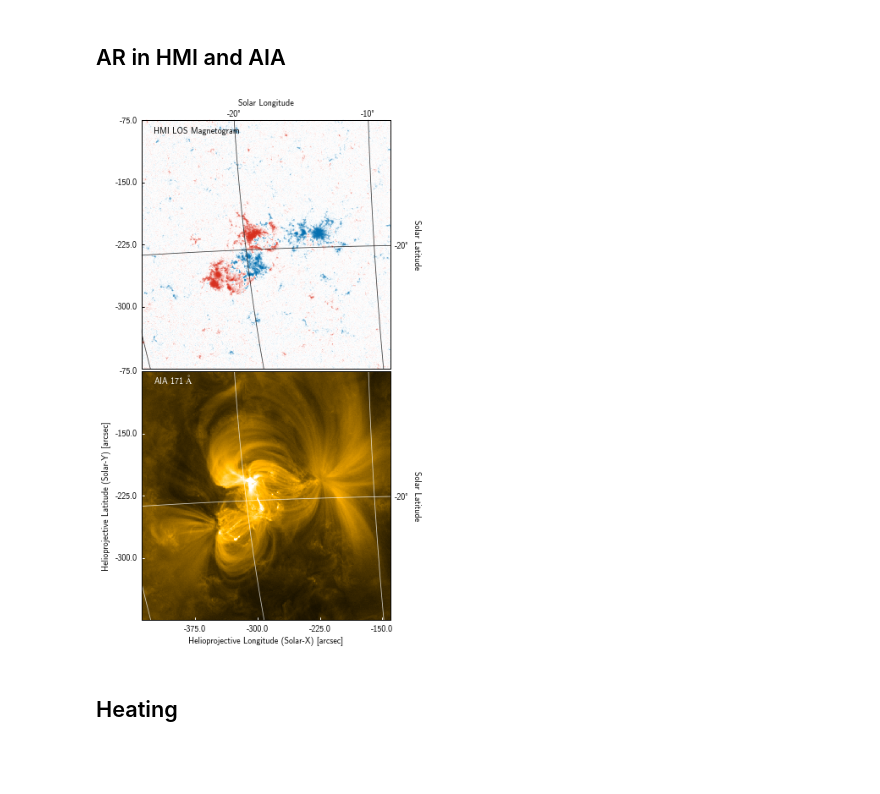
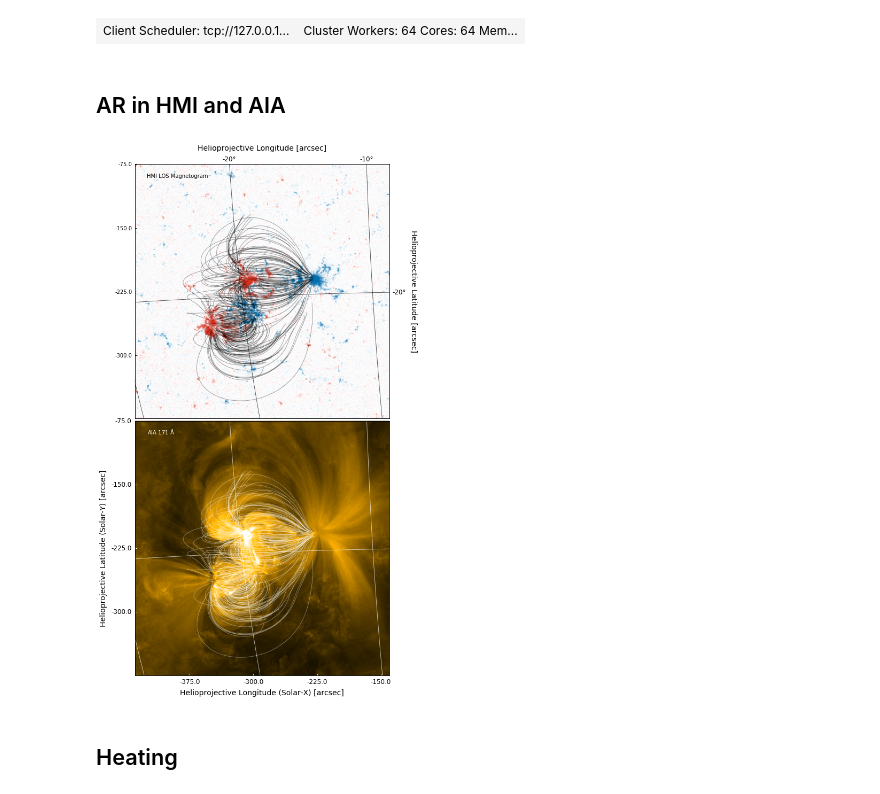
Before and after one commit to wtbarnes/posters, a Jupyter notebook: shine_2018/notebooks/figures.ipynb, the cells around one changed output. Drawn from its saved outputs; the diff is of its cells as text; code cells hidden in the pictures; blank space fills up the shorter version.

Commit message:
update figure notebooks

```diff
--- a/shine_2018/notebooks/figures.ipynb
+++ b/shine_2018/notebooks/figures.ipynb
@@ -31,7 +48,7 @@ def get_figsize(wf=0.5, hf=(5.**0.5-1.0)/2.0, ):
       - wf [float]:  width fraction in columnwidth units
       - hf [float]:  height fraction in columnwidth units.
                      Set by default to golden ratio.
-      - columnwidth [float]: width of the column in latex. Get this from LaTeX
+      - cwidth [float]: width of the column in latex. Get this from LaTeX
                              using \showthe\columnwidth
     Returns:  [fig_width,fig_height]: that should be given to matplotlib
     """
@@ -40,6 +57,12 @@ def get_figsize(wf=0.5, hf=(5.**0.5-1.0)/2.0, ):
     fig_width = fig_width_pt*inches_per_pt  # width in inches
     fig_height = fig_width*hf      # height in inches
     return (fig_width, fig_height)
+# %%
+cluster = distributed.LocalCluster(n_workers=64,threads_per_worker=1,)
+client = distributed.Client(cluster)
+client
+# %% [output]
+| Client Scheduler: tcp://127.0.0.1... | Cluster Workers: 64 Cores: 64 Mem... |
 # %% [markdown]
 ## AR in HMI and AIA
 # %%
@@ -49,15 +72,15 @@ hmi_map = Map('/storage-home/w/wtb2/data/timelag_synthesis_v2/observational_data
 hmi_map = hmi_map.rotate(order=3)
 hmi_map = hmi_map.submap(aia_map.bottom_left_coord,aia_map.top_right_coord)
 # %%
-fig = plt.figure(figsize=get_figsize(wf=0.5,))
+fig = plt.figure(figsize=get_figsize(wf=0.5,hf=1))
 plt.subplots_adjust(hspace=0.01)
 ####################
 # HMI
 ax = fig.add_subplot(2,1,1,projection=hmi_map,)
 hmi_map.plot(title=False,annotate=False,norm=matplotlib.colors.SymLogNorm(100,vmin=-1e3,vmax=1e3),cmap=rwb_cmap)
-#for l in ar_base.loops[::10]:
-#    c = l.coordinates.transform_to('heliographic_stonyhurst').transform_to(m.coordinate_frame)
-#    ax.plot_coord(c, '-', color='k', lw=1, alpha=0.35)
+for l in ar.loops[::20]:
+    c = l.coordinates.transform_to('heliographic_stonyhurst').transform_to(hmi_map.coordinate_frame)
+    ax.plot_coord(c, '-', color='k', lw=1, alpha=0.35)
 ax.grid(alpha=0)
 lon,lat = ax.coords[0],ax.coords[1]
 lon.set_ticklabel_visible(False)
@@ -65,38 +88,46 @@ lon.set_ticks_visible(False)
 hgs_lon,hgs_lat = hmi_map.draw_grid(axes=ax,grid_spacing=10*u.deg,alpha=0.75,color='k')
 #hgs_lat.set_axislabel('')
 #hgs_lon.set_axislabel('')
 #hgs_lat.set_ticklabel_visible(False)
 #hgs_lon.set_ticklabel_visible(False)
+hgs_lon.set_axislabel('Helioprojective Longitude [arcsec]',fontsize=plt.rcParams['axes.labelsize'])
+hgs_lat.set_axislabel('Helioprojective Latitude [arcsec]',fontsize=plt.rcParams['axes.labelsize'])
 hgs_lat.set_ticks_visible(False)
 hgs_lon.set_ticks_visible(False)
+hgs_lon.set_ticklabel(fontsize=plt.rcParams['xtick.labelsize'])
+hgs_lat.set_ticklabel(fontsize=plt.rcParams['ytick.labelsize'])
 xtext,ytext = hmi_map.world_to_pixel(SkyCoord(Tx=-425*u.arcsec,Ty=-90*u.arcsec,frame=hmi_map.coordinate_frame))
 xtext,ytext = int(xtext.value),int(ytext.value)
 ax.text(xtext,ytext,'HMI LOS Magnetogram',color='k')#,fontsize=plt.rcParams['axes.labelsize'])
 #####################
 # AIA -- 171
 ax = fig.add_subplot(2,1,2,projection=aia_map,)
 aia_map.plot(title=False,annotate=True,norm=ImageNormalize(vmin=0,vmax=5e3,stretch=AsinhStretch(0.1)))
-#for l in ar_base.loops[::10]:
-#    c = l.coordinates.transform_to('heliographic_stonyhurst').transform_to(m.coordinate_frame)
-#    ax.plot_coord(c, '-', color='w', lw=1, alpha=0.35)
+for l in ar.loops[::20]:
+    c = l.coordinates.transform_to('heliographic_stonyhurst').transform_to(aia_map.coordinate_frame)
+    ax.plot_coord(c, '-', color='w', lw=1, alpha=0.35)
 ax.grid(alpha=0)
 lon,lat = ax.coords[0],ax.coords[1]
 lon.set_ticks(color='w')
 lat.set_ticks(color='w')
+lon.set_ticklabel(fontsize=plt.rcParams['xtick.labelsize'])
+lat.set_ticklabel(fontsize=plt.rcParams['ytick.labelsize'])
+lon.set_axislabel(lon.get_axislabel(),fontsize=plt.rcParams['axes.labelsize'])
+lat.set_axislabel(lat.get_axislabel(),fontsize=plt.rcParams['axes.labelsize'])
 hgs_lon,hgs_lat = aia_map.draw_grid(axes=ax,grid_spacing=10*u.deg,alpha=0.75,color='w')
-#hgs_lat.set_axislabel('')
+hgs_lat.set_axislabel(hgs_lat.get_axislabel(),fontsize=plt.rcParams['axes.labelsize'])
 hgs_lon.set_axislabel('')
-#hgs_lat.set_ticklabel_visible(False)
+hgs_lat.set_ticklabel_visible(False)
 hgs_lon.set_ticklabel_visible(False)
 hgs_lat.set_ticks_visible(False)
 hgs_lon.set_ticks_visible(False)
 xtext,ytext = aia_map.world_to_pixel(SkyCoord(Tx=-425*u.arcsec,Ty=-90*u.arcsec,frame=aia_map.coordinate_frame))
 xtext,ytext = int(xtext.value),int(ytext.value)
 ax.text(xtext,ytext,'AIA 171 $\mathrm{\AA}$',color='w')#,fontsize=plt.rcParams['axes.labelsize'])
 #######################
 # Save
 fig.savefig('../figures/hmi_plus_aia_plus_lines.pdf',)
 # %% [output]
-[figure, old version]
+[figure, new version]
 # %% [markdown]
 ## Heating
```
Also changed, not shown: parts of 18 cells of this notebook, 1 other file.
